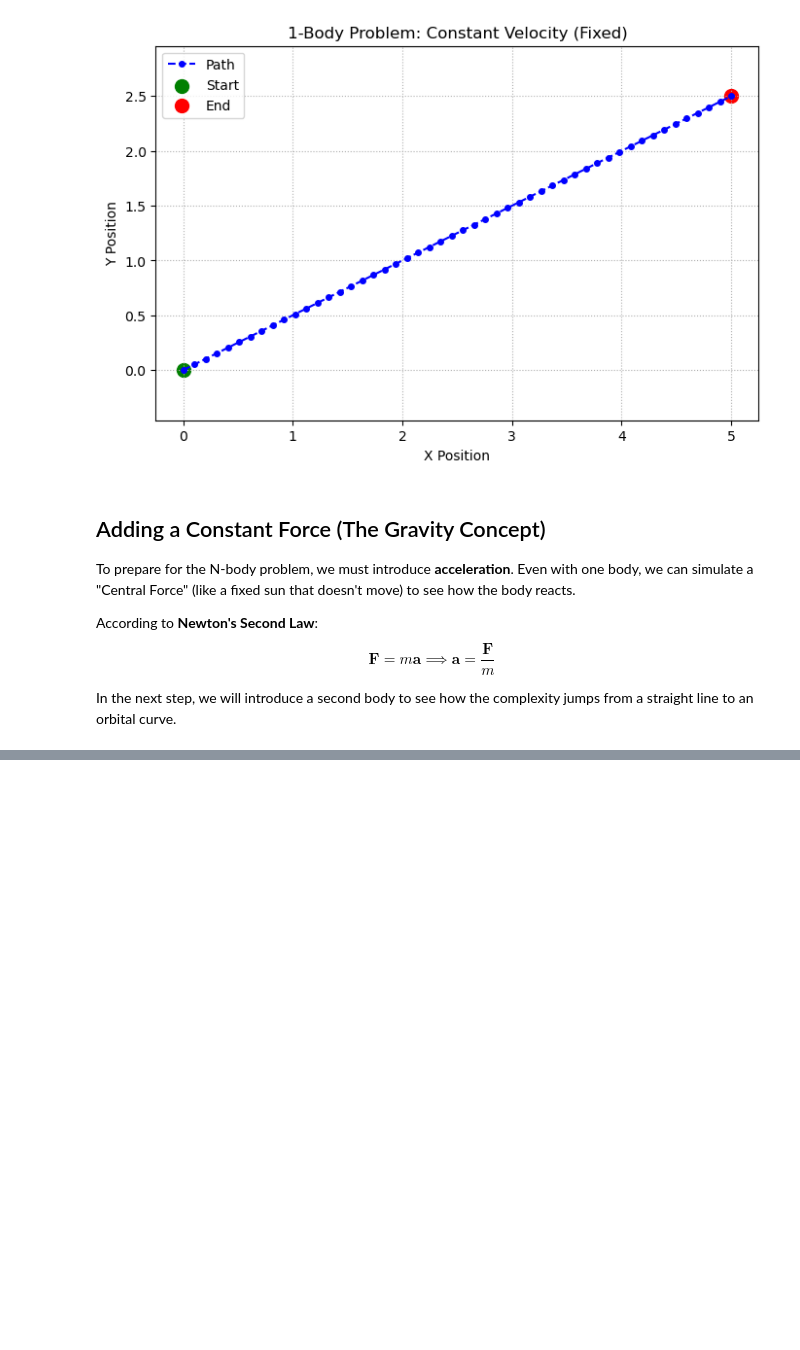
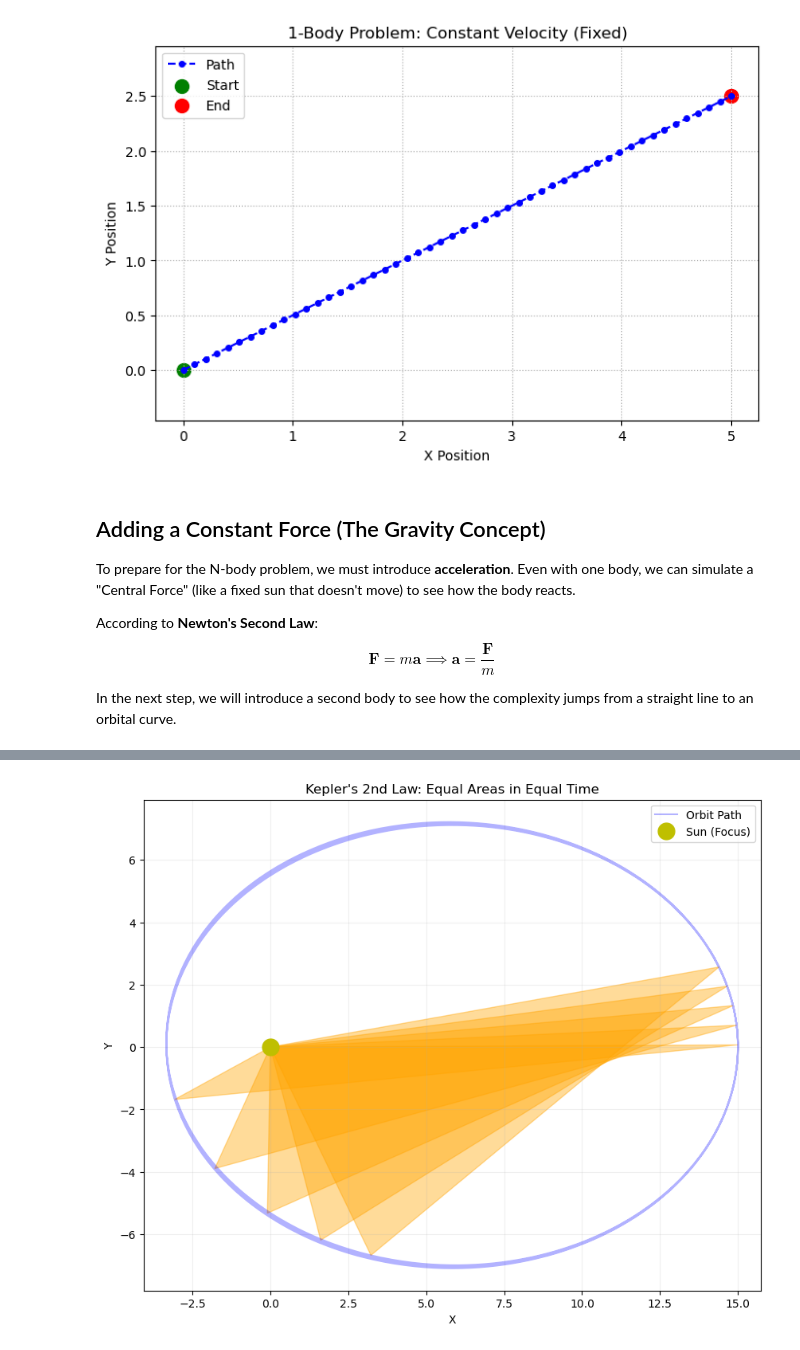
Before and after one commit to DimovDimo/n-body-simulations, a Jupyter notebook: N-body Simulations.ipynb, the cells around one changed output, grey strips where cells are left out. Saved outputs shown, nothing was run; the diff lists cells and outputs as text; code cells hidden in the pictures; blank space fills up the shorter version.

```diff
--- a/N-body Simulations.ipynb
+++ b/N-body Simulations.ipynb
@@ -100,0 +242,38 @@ In the next step, we will introduce a second body to see how the complexity jump
+# %%
+import numpy as np
+import matplotlib.pyplot as plt
+
+# 1. Setup an Elliptical Orbit
+m_sun, m_planet = 500.0, 1.0
+pos_sun = np.array([0.0, 0.0])
+pos_planet = np.array([15.0, 0.0]) # Start at aphelion
+vel_sun = np.array([0.0, 0.0])
+vel_planet = np.array([0.0, 3.5])  # Lower than circular velocity for ellipse
+
+dt = 0.02
+steps = 2000
+path_sun, path_planet = simulate_2body(pos_sun, pos_planet, vel_sun, vel_planet, m_sun, m_planet, dt, steps)
+
+# 2. Visualize Equal Areas (Kepler's 2nd Law)
+plt.figure(figsize=(10, 8))
+plt.plot(path_planet[:, 0], path_planet[:, 1], 'b-', alpha=0.3, label='Orbit Path')
+plt.plot(0, 0, 'yo', markersize=15, label='Sun (Focus)')
+
+# Draw slices at different points in time
+# We take intervals (e.g., every 200 steps) and fill the triangle to the sun
+interval = 200
+for i in range(0, steps - interval, interval * 2):
+    # Points for the triangle: Sun, Planet(t), Planet(t+dt)
+    pts = np.array([[0,0], path_planet[i], path_planet[i+interval]])
+    polygon = plt.Polygon(pts, color='orange', alpha=0.4)
+    plt.gca().add_patch(polygon)
+
+plt.title("Kepler's 2nd Law: Equal Areas in Equal Time")
+plt.xlabel("X")
+plt.ylabel("Y")
+plt.axis('equal')
+plt.grid(True, alpha=0.2)
+plt.legend()
+plt.show()
+# %% [output]
+[figure, added]
```
Also changed, not shown: parts of 10 cells of this notebook.
